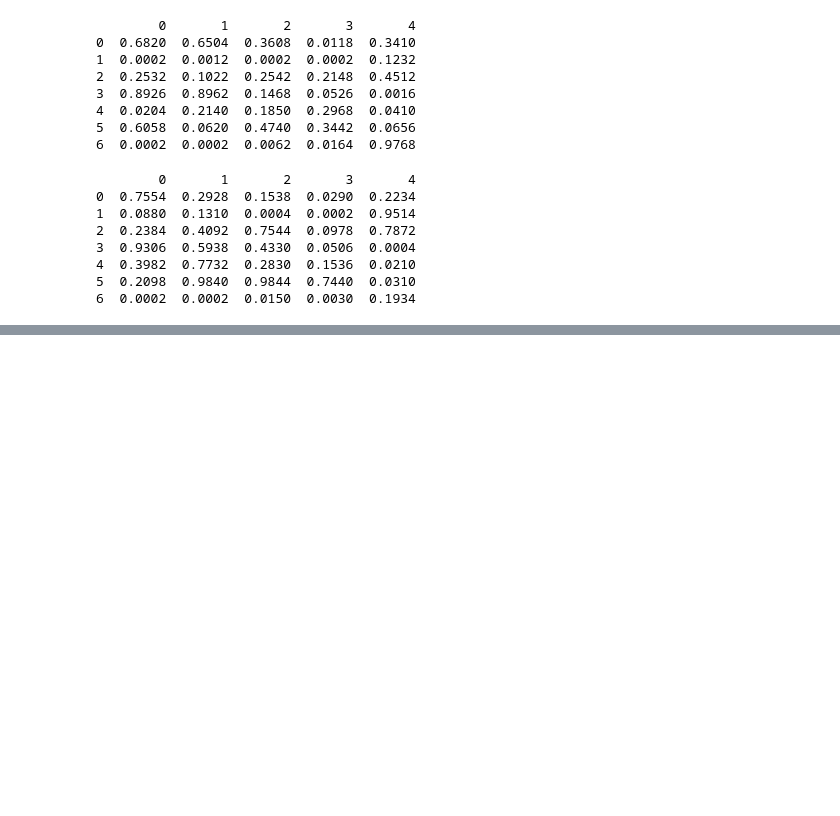
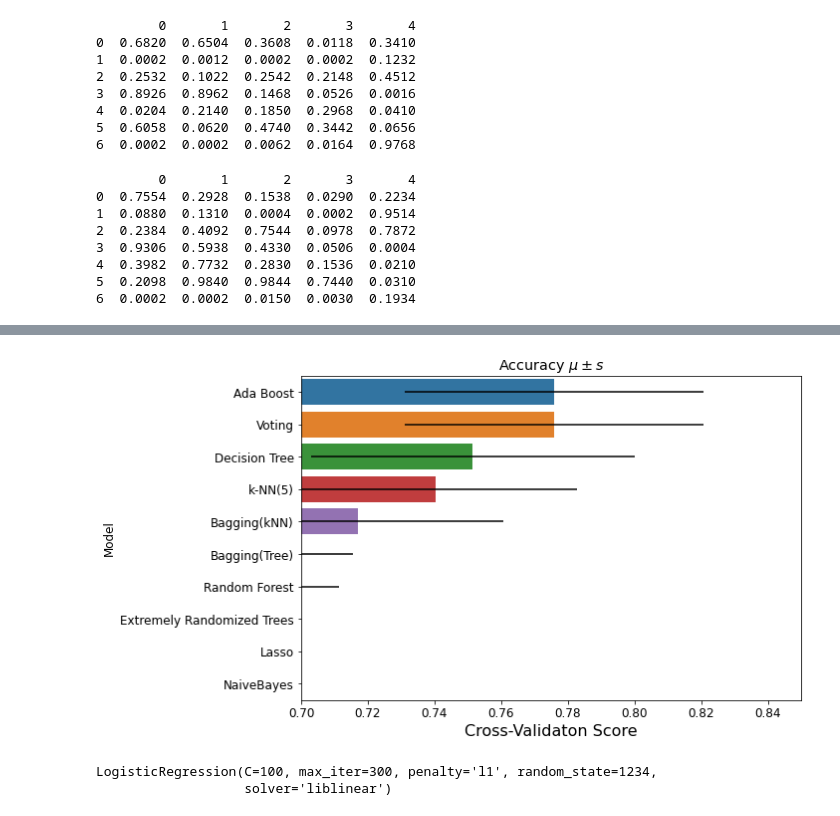
Before and after one commit to eriesp/FDAxEEG, a Jupyter notebook: Dataset/Features_Jacopo.ipynb, the cells around one changed output, grey strips where cells are left out. Drawn from its saved outputs; the diff is of its cells as text; code cells hidden in the pictures; blank space fills up the shorter version.

```diff
--- a/Dataset/Features_Jacopo.ipynb
+++ b/Dataset/Features_Jacopo.ipynb
@@ -607,0 +946,2 @@ array([[ 27,  80],
+# %%
+estimators = [x for x in methods.items()]
@@ -607,0 +999,3 @@ array([[ 27,  80],
+# %%
+result_summary_extra = pd.DataFrame({'Model':method,'Accuracy (Mean)':accuracy_mean,'Accuracy (Std)':accuracy_std,'Precision':precision,'Recall':recall,'F1':f1,'AUC':auc})
+result_summary_extra.to_csv('LoanSafety-Summary-Extra.csv')
@@ -607,0 +1016,13 @@ array([[ 27,  80],
+# %%
+f, axe = plt.subplots(1,1, figsize=(9,6))
+
+result_summary_extra.sort_values(by=['Accuracy (Mean)'], ascending=False, inplace=True)
+
+sns.barplot(x='Accuracy (Mean)', y='Model', data = result_summary_extra, xerr=result_summary_extra['Accuracy (Std)'], ax = axe)
+axe.set_xlabel('Cross-Validaton Score', size=16)
+axe.set_ylabel('Model')
+axe.set_title("Accuracy $\mu\pm s$")
+axe.set_xlim(0.7,0.85)
+plt.show()
+# %% [output]
+[figure, added]
@@ -607,0 +1038,6 @@ array([[ 27,  80],
+# %%
+meta = LogisticRegression(penalty="l1",C=100, random_state=1234, max_iter=300, solver="liblinear")
+meta.fit(stack_train,y_train)
+# %% [output]
+LogisticRegression(C=100, max_iter=300, penalty='l1', random_state=1234,
+                   solver='liblinear')
```
Also changed, not shown: parts of 29 cells of this notebook, 2 other files.
